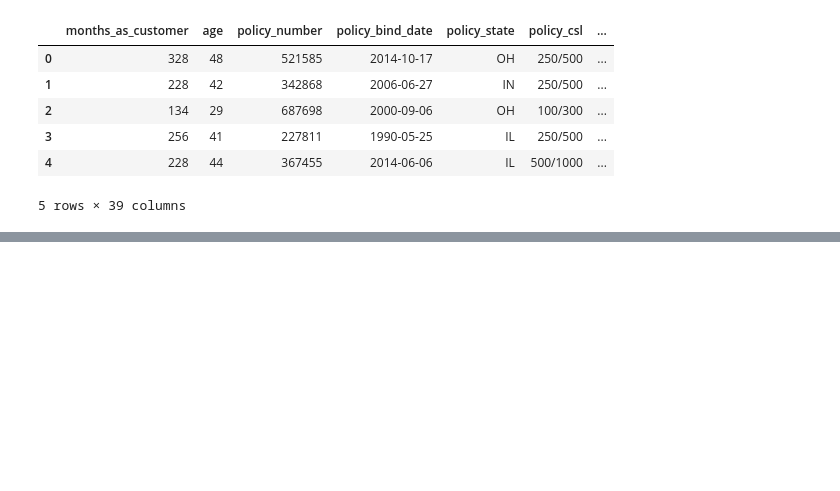
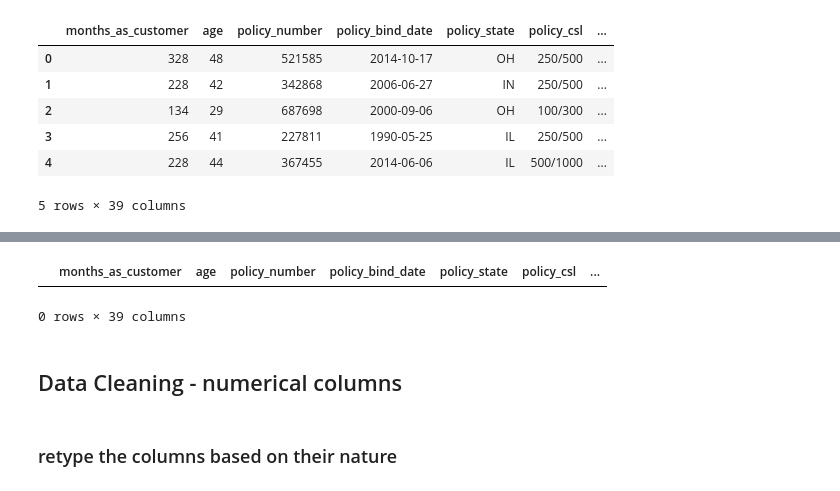
Before and after one commit to yingcheuk/fraud-detector, a Jupyter notebook: notebooks/01_data_exploration.ipynb, the cells around one changed output, grey strips where cells are left out. Cells and saved outputs as stored; diff of their text form; code cells hidden in the pictures; blank space fills up the shorter version.

```diff
--- a/notebooks/01_data_exploration.ipynb
+++ b/notebooks/01_data_exploration.ipynb
@@ -13,0 +192,12 @@ df.head()
+# %%
+# Check for invalid dates (NaT) in datetime columns
+
+invalid_incident_dates = df[df['incident_date'].isna()]
+invalid_incident_dates
+# %% [output]
+|  | months_as_customer | age | policy_number | policy_bind_date | policy_state | policy_csl | ... |
+0 rows × 39 columns
+# %% [markdown]
+## Data Cleaning - numerical columns
+# %% [markdown]
+### retype the columns based on their nature
```
Also changed, not shown: parts of 17 cells of this notebook, 1 other file.
